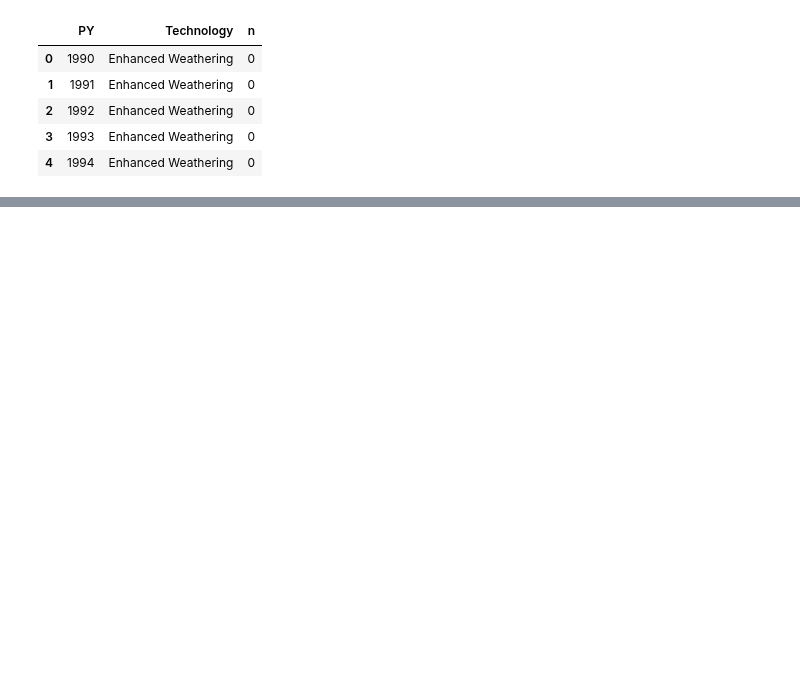
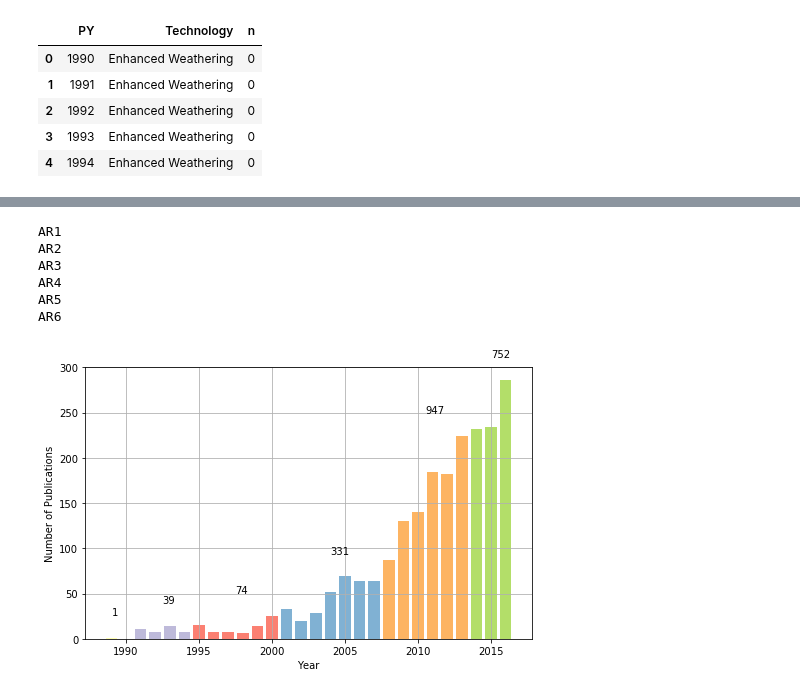
Before and after one commit to mcc-apsis/NETs-review, a Jupyter notebook: general_nets_plots.ipynb, the cells around one changed output, grey strips where cells are left out. Saved outputs shown, nothing was run; the diff lists cells and outputs as text; code cells hidden in the pictures; blank space fills up the shorter version.

```diff
--- a/general_nets_plots.ipynb
+++ b/general_nets_plots.ipynb
@@ -156,0 +217,39 @@ df.to_excel('tables/tech_year_totals.xlsx')
+# %%
+pdf = bypy.set_index('PY')
+colors = {
+    0:'#8dd3c7',
+    1: '#ffffb3',
+    2: '#bebada',
+    3: '#fb8072',
+    4: '#80b1d3',
+    5: '#fdb462',
+    6: '#b3de69'
+}
+
+#pdf['n'].plot.bar(color=[colors[int(x)] for x in list(pdf['ar'])])
+
+fig, ax = plt.subplots()
+
+ax.bar(bypy.PY,bypy.n, color=[colors[int(x)] for x in list(pdf['ar'])] )
+
+for name, group in bypy.groupby('ar_name'):
+    print(name)
+    count = group['n'].sum()
+    mid = group['PY'].median()
+    maxn = group['n'].max() + 25
+    ax.text(mid,maxn,count)
+
+ax.grid(True)
+
+ax.set_xlabel('Year')
+ax.set_ylabel('Number of Publications')
+plt.savefig('plots/general/all.png',bbox_inches='tight')
+plt.show()
+# %% [output]
+AR1
+AR2
+AR3
+AR4
+AR5
+AR6
+[figure, added]
```
Also changed, not shown: parts of 11 cells of this notebook, 8 other files.
